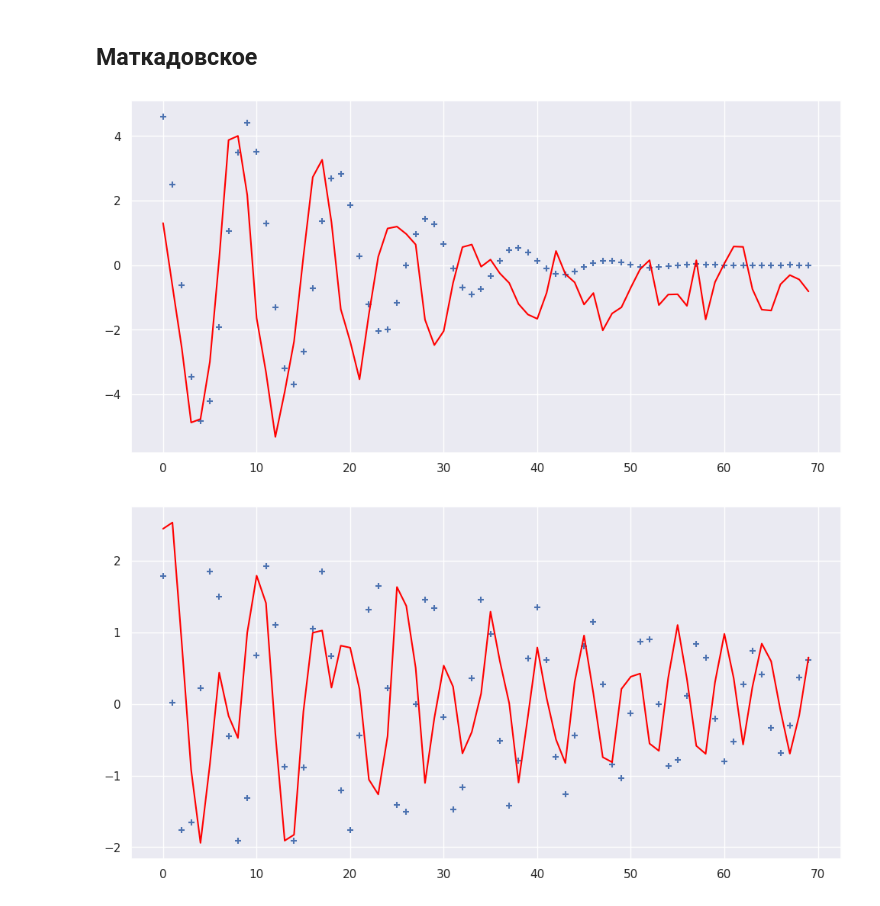
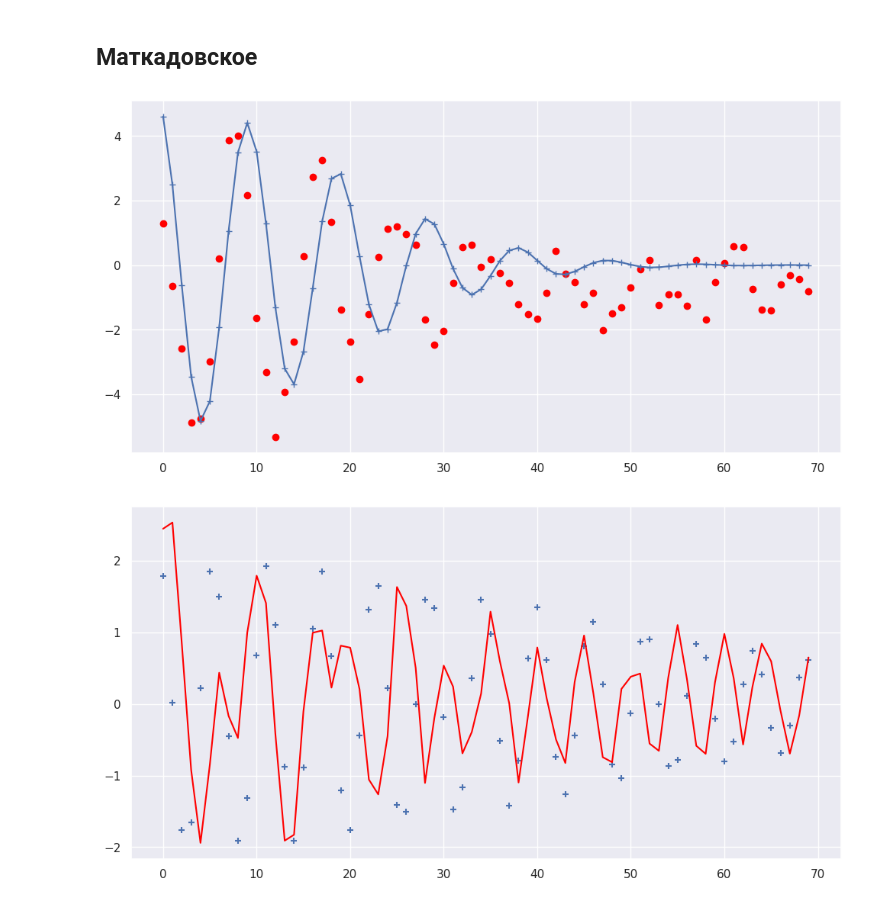
Before and after one commit to settlermine/jinr_practice, a Jupyter notebook: settlermine.ipynb, the cells around one changed output. Cells and saved outputs as stored; diff of their text form; code cells hidden in the pictures.

```diff
--- a/settlermine.ipynb
+++ b/settlermine.ipynb
@@ -301,10 +301,10 @@ find_theoretical['Y'] = lambda n: 2 * np.cos(2 * np.pi * vy * (n - 40) + 0.) * n
 # %%
 t = np.arange(70)
 plt.figure(figsize=(12, 6))
-plt.scatter(t, find_theoretical['X'](t), marker="+")
-plt.plot(t, beam_center_coords['X'][t], color='red');
+plt.plot(t, find_theoretical['X'](t), marker="+")
+plt.scatter(t, beam_center_coords['X'][t], color='red');
 # %% [output]
-[figure, old version]
+[figure, new version]
 # %%
 t = np.arange(70)
 plt.figure(figsize=(12, 6))
```
Also changed, not shown: parts of 7 cells of this notebook.
